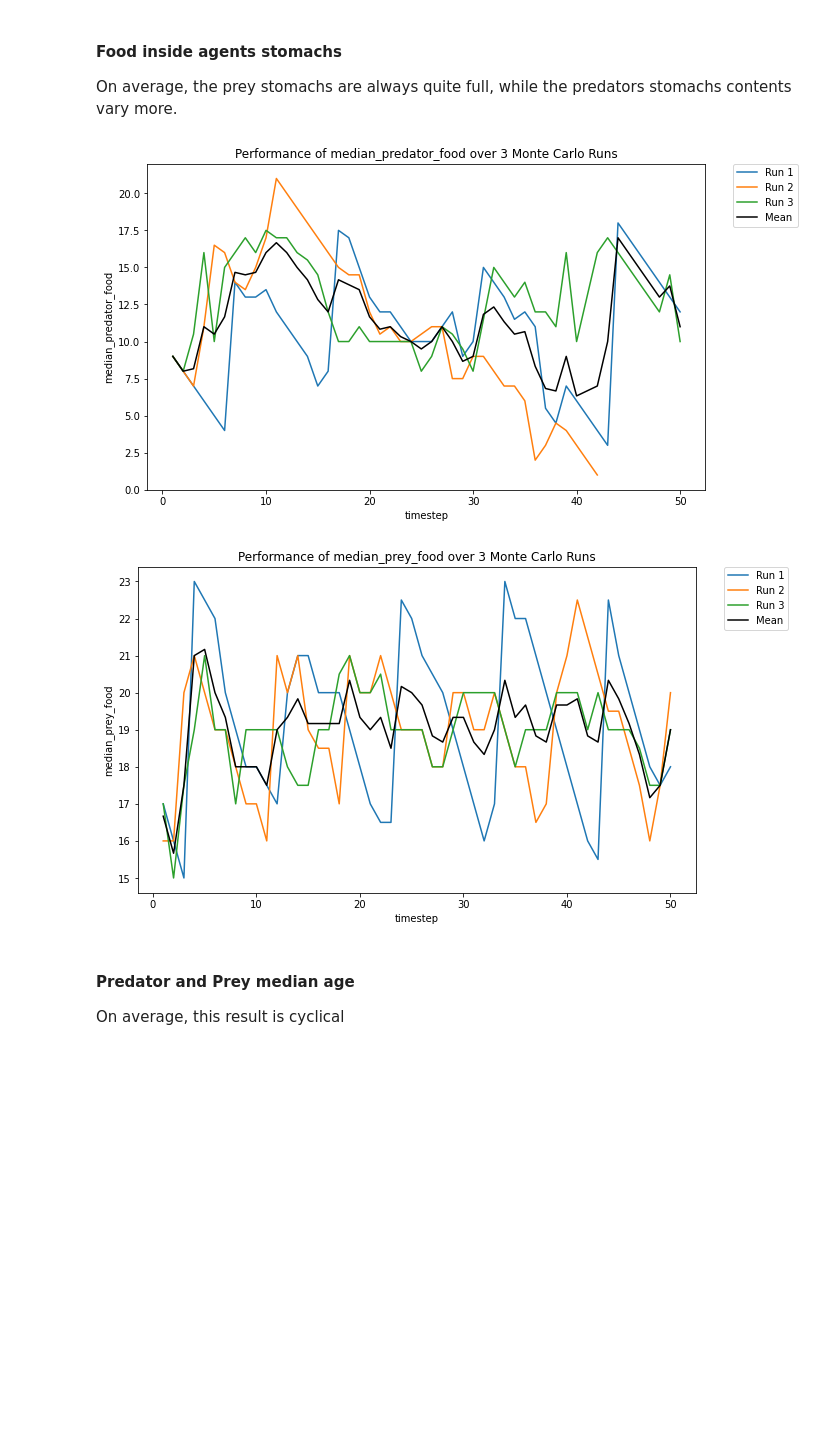
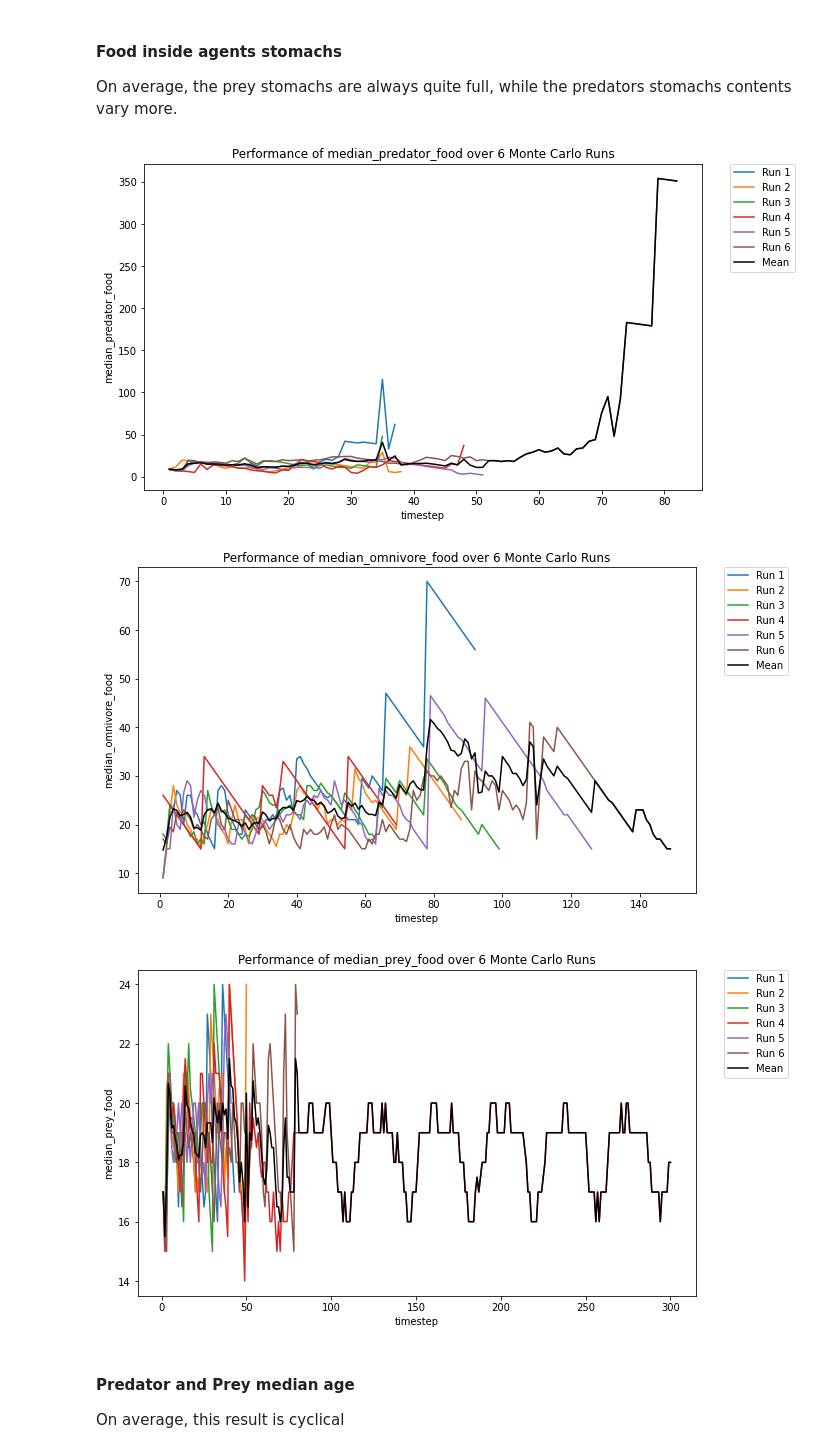
Before and after one commit to randomshinichi/demos, a Jupyter notebook: demos/Agent_Based_Modeling/prey_predator_abm/Predator_Prey_ABM_model.ipynb, the cells around one changed output. Drawn from its saved outputs; the diff is of its cells as text; code cells hidden in the pictures; blank space fills up the shorter version.

Commit message:
Finalized omnivore model

```diff
--- a/demos/Agent_Based_Modeling/prey_predator_abm/Predator_Prey_ABM_model.ipynb
+++ b/demos/Agent_Based_Modeling/prey_predator_abm/Predator_Prey_ABM_model.ipynb
@@ -86,11 +85,13 @@ monte_carlo_plot(rdf,'timestep','timestep','food_at_sites',3)
 
 On average, the prey stomachs are always quite full, while the predators stomachs contents vary more.
 # %%
-monte_carlo_plot(rdf,'timestep','timestep','median_predator_food',3)
-monte_carlo_plot(rdf,'timestep','timestep','median_prey_food',3)
+monte_carlo_plot(rdf,'timestep','timestep','median_prey_food',6)
+monte_carlo_plot(rdf,'timestep','timestep','median_predator_food',6)
+monte_carlo_plot(rdf,'timestep','timestep','median_omnivore_food',6)
 # %% [output]
-[figure, old version]
+[figure, new version]
-[figure, old version]
+[figure, new version]
+[figure, added]
 # %% [markdown]
 #### Predator and Prey median age
 
```
Also changed, not shown: parts of 6 cells of this notebook, 4 other files.
